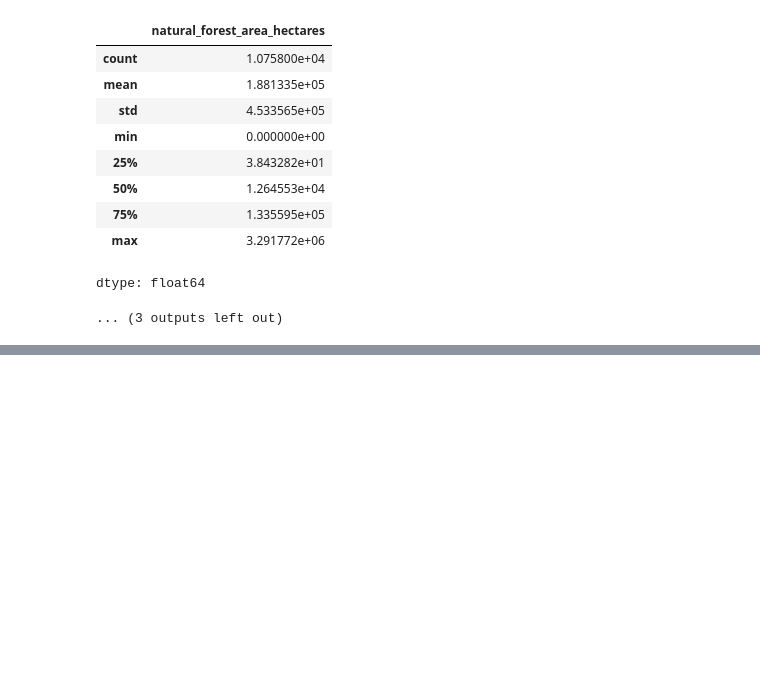
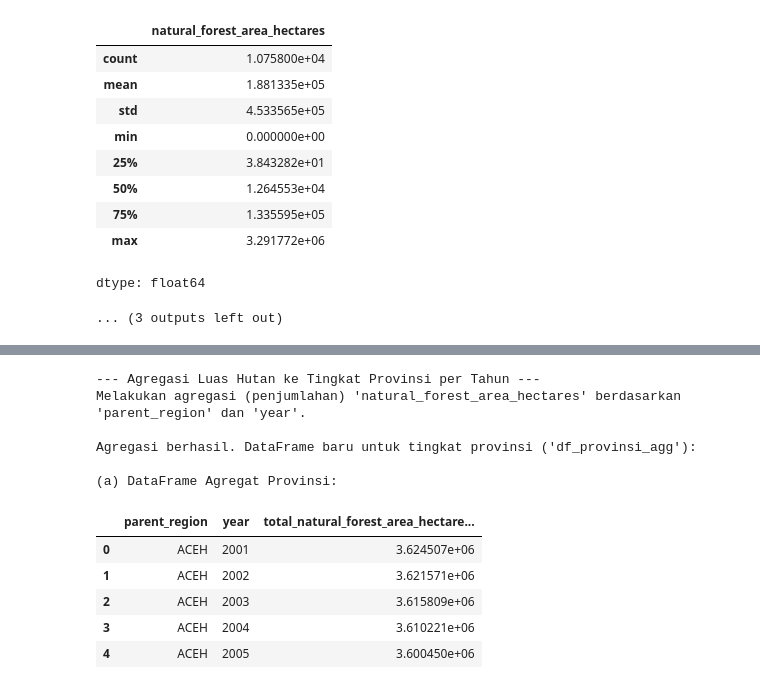
Before and after one commit to bintangfikrif/Unnamed-Final_Project, a Jupyter notebook: notebooks/main.ipynb, the cells around one changed output, grey strips where cells are left out. Saved outputs shown, nothing was run; the diff lists cells and outputs as text; code cells hidden in the pictures; blank space fills up the shorter version.

```diff
--- a/notebooks/main.ipynb
+++ b/notebooks/main.ipynb
@@ -110,7 +479,7 @@ if df is not None:
     incomplete_years = []
     for year in years:
         count = len(df[df['year'] == year])
-        status = "Lengkap" if count == total_kabupaten else f"❌ Kurang {total_kabupaten - count}"
+        status = "Lengkap" if count == total_kabupaten else f"Kurang {total_kabupaten - count}"
         print(f"{year} | {count:8} | {status}")
 
         if count != total_kabupaten:
@@ -319,0 +712,64 @@ dtype: float64
+# %%
+print("\n--- Agregasi Luas Hutan ke Tingkat Provinsi per Tahun ---")
+
+# Pastikan kolom-kolom yang diperlukan ada dan DataFrame sudah dimuat
+if df is not None and \
+   COL_YEAR in df.columns and \
+   COL_PROVINCE in df.columns and \
+   COL_FOREST_AREA in df.columns:
+
+    print(f"Melakukan agregasi (penjumlahan) '{COL_FOREST_AREA}' berdasarkan '{COL_PROVINCE}' dan '{COL_YEAR}'.")
+
+    # Cek tipe data sebelum agregasi
+    if not pd.api.types.is_numeric_dtype(df[COL_FOREST_AREA]):
+        print(f"PERINGATAN: Kolom '{COL_FOREST_AREA}' bukan numerik. Hasil agregasi mungkin tidak sesuai harapan.")
+        # Anda mungkin perlu melakukan konversi tipe data lagi di sini jika ada masalah
+        # df[COL_FOREST_AREA] = pd.to_numeric(df[COL_FOREST_AREA], errors='coerce')
+
+    if not pd.api.types.is_numeric_dtype(df[COL_YEAR]):
+        print(f"PERINGATAN: Kolom '{COL_YEAR}' bukan numerik. Hasil agregasi mungkin tidak sesuai harapan.")
+        # df[COL_YEAR] = pd.to_numeric(df[COL_YEAR], errors='coerce')
+
+    try:
+        # Mengelompokkan data berdasarkan provinsi dan tahun, kemudian menjumlahkan luas hutan alam
+        df_provinsi_agg = df.groupby([COL_PROVINCE, COL_YEAR])[COL_FOREST_AREA].sum(numeric_only=True).reset_index()
+
+        # Mengganti nama kolom hasil penjumlahan agar lebih deskriptif
+        # Misalnya, menjadi 'total_luas_hutan_provinsi_hektar'
+        nama_kolom_agregat_baru = f'total_{COL_FOREST_AREA}_provinsi'
+        df_provinsi_agg = df_provinsi_agg.rename(columns={COL_FOREST_AREA: nama_kolom_agregat_baru})
+
+        print("\nAgregasi berhasil. DataFrame baru untuk tingkat provinsi ('df_provinsi_agg'):")
+
+        print("\n(a) DataFrame Agregat Provinsi:")
+        display(df_provinsi_agg.head())
+
+        print("\n(b) Bentuk DataFrame Agregat Provinsi (baris, kolom):")
+        print(df_provinsi_agg.shape)
+
+        print("\n(c) Info DataFrame Agregat Provinsi:")
+        df_provinsi_agg.info()
+
+        print(f"\nDataFrame 'df_provinsi_agg' ini sekarang siap digunakan untuk analisis deret waktu dan prediksi di tingkat provinsi.")
+        print(f"Setiap baris merepresentasikan total '{COL_FOREST_AREA}' untuk suatu '{COL_PROVINCE}' pada '{COL_YEAR}' tertentu.")
+
+    except Exception as e:
+        print(f"Terjadi error saat melakukan agregasi: {e}")
+        df_provinsi_agg = None # Set ke None jika agregasi gagal
+
+else:
+    print("\nTidak dapat melakukan agregasi karena DataFrame 'df' belum dimuat atau kolom kunci tidak ditemukan.")
+    df_provinsi_agg = None
+# %% [output]
+--- Agregasi Luas Hutan ke Tingkat Provinsi per Tahun ---
+Melakukan agregasi (penjumlahan) 'natural_forest_area_hectares' berdasarkan 'parent_region' dan 'year'.
+
+Agregasi berhasil. DataFrame baru untuk tingkat provinsi ('df_provinsi_agg'):
+
+(a) DataFrame Agregat Provinsi:
+|  | parent_region | year | total_natural_forest_area_hectare... |
+| 0 | ACEH | 2001 | 3.624507e+06 |
+| 1 | ACEH | 2002 | 3.621571e+06 |
+| 2 | ACEH | 2003 | 3.615809e+06 |
+| 3 | ACEH | 2004 | 3.610221e+06 |
+| 4 | ACEH | 2005 | 3.600450e+06 |
```
Also changed, not shown: parts of 24 cells of this notebook.
